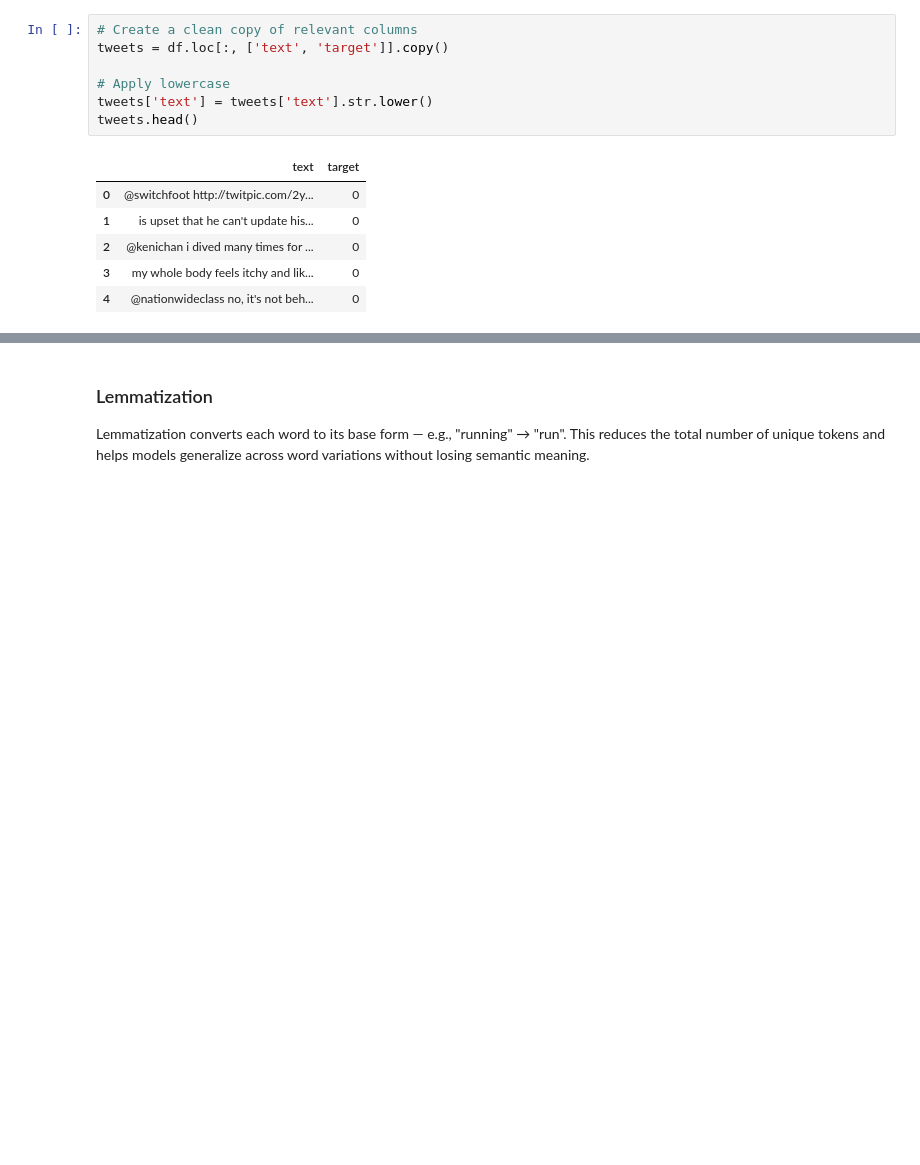
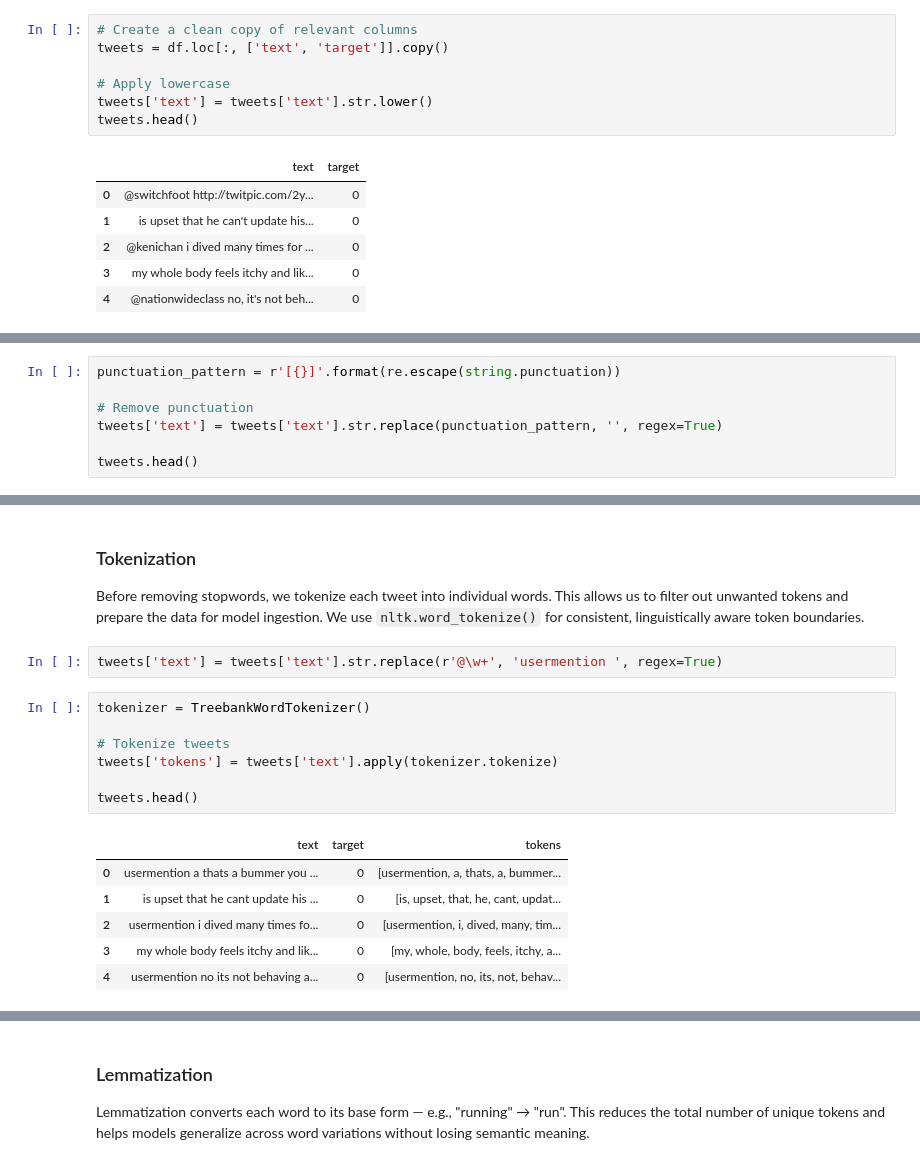
Before and after one commit to ariesslin/ie7500-g1-tweet-sentiment-nlp, a Jupyter notebook: scripts/2-Data-Preprocessing.ipynb, the cells around one changed output, grey strips where cells are left out. Cells and saved outputs as stored; diff of their text form; blank space fills up the shorter version.

Commit message:
Refactor and remove more stop words

```diff
--- a/scripts/2-Data-Preprocessing.ipynb
+++ b/scripts/2-Data-Preprocessing.ipynb
@@ -169,0 +168,7 @@ stop_words.update(["''", "'", '``', '’', '“', '”','–', '—', '…', '..
+# %%
+punctuation_pattern = r'[{}]'.format(re.escape(string.punctuation))
+
+# Remove punctuation
+tweets['text'] = tweets['text'].str.replace(punctuation_pattern, '', regex=True)
+
+tweets.head()
@@ -169,0 +182,20 @@ stop_words.update(["''", "'", '``', '’', '“', '”','–', '—', '…', '..
+# %% [markdown]
+### Tokenization
+
+Before removing stopwords, we tokenize each tweet into individual words. This allows us to filter out unwanted tokens and prepare the data for model ingestion. We use `nltk.word_tokenize()` for consistent, linguistically aware token boundaries.
+# %%
+tweets['text'] = tweets['text'].str.replace(r'@\w+', 'usermention ', regex=True)
+# %%
+tokenizer = TreebankWordTokenizer()
+
+# Tokenize tweets
+tweets['tokens'] = tweets['text'].apply(tokenizer.tokenize)
+
+tweets.head()
+# %% [output]
+|  | text | target | tokens |
+| 0 | usermention a thats a bummer you ... | 0 | [usermention, a, thats, a, bummer... |
+| 1 | is upset that he cant update his ... | 0 | [is, upset, that, he, cant, updat... |
+| 2 | usermention i dived many times fo... | 0 | [usermention, i, dived, many, tim... |
+| 3 | my whole body feels itchy and lik... | 0 | [my, whole, body, feels, itchy, a... |
+| 4 | usermention no its not behaving a... | 0 | [usermention, no, its, not, behav... |
```
Also changed, not shown: parts of 25 cells of this notebook, 3 other files.
